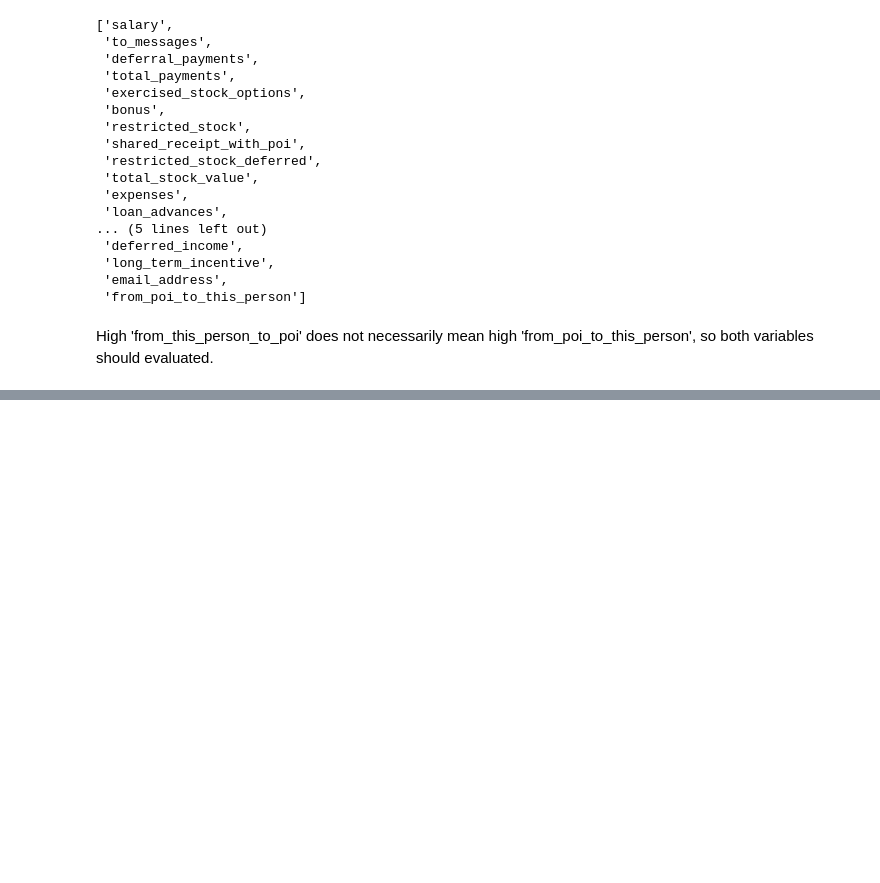
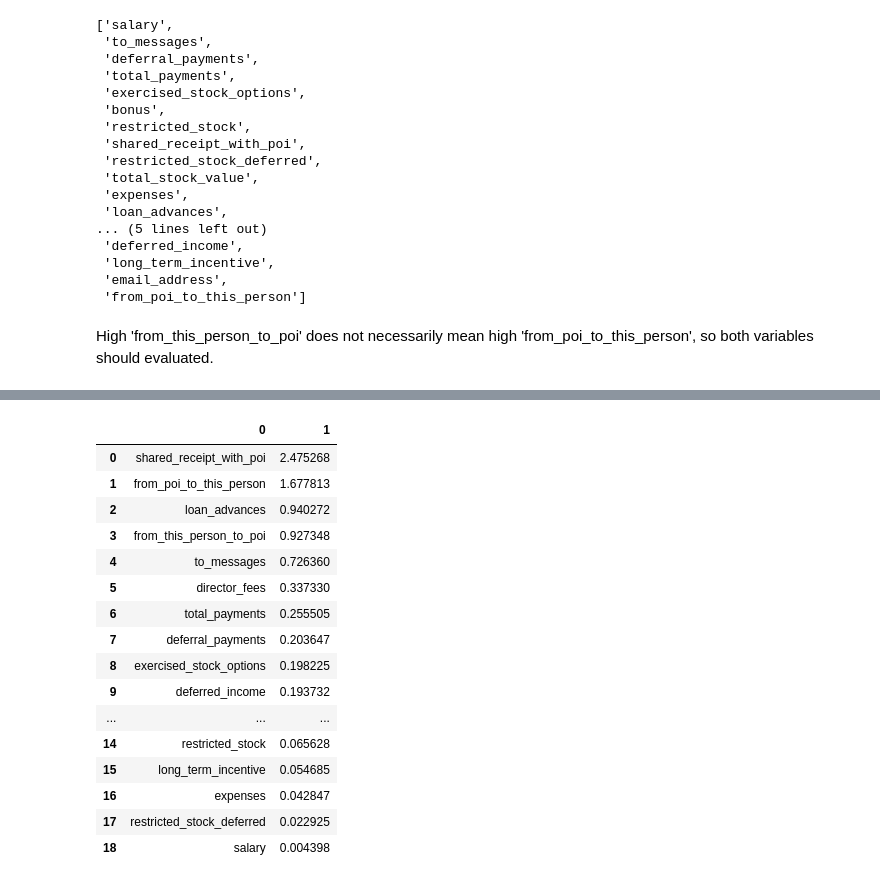
Before and after one commit to luiscruz/udacity_data_analyst, a Jupyter notebook: P05/src/Untitled.ipynb, the cells around one changed output, grey strips where cells are left out. Drawn from its saved outputs; the diff is of its cells as text; code cells hidden in the pictures; blank space fills up the shorter version.

```diff
--- a/P05/src/Untitled.ipynb
+++ b/P05/src/Untitled.ipynb
@@ -222,0 +276,20 @@ High 'from_this_person_to_poi' does not necessarily mean high 'from_poi_to_this_
+# %%
+pandas.DataFrame(zip(np.array(predictors)[sort_indices],scores[sort_indices]))
+# %% [output]
+|  | 0 | 1 |
+| 0 | shared_receipt_with_poi | 2.475268 |
+| 1 | from_poi_to_this_person | 1.677813 |
+| 2 | loan_advances | 0.940272 |
+| 3 | from_this_person_to_poi | 0.927348 |
+| 4 | to_messages | 0.726360 |
+| 5 | director_fees | 0.337330 |
+| 6 | total_payments | 0.255505 |
+| 7 | deferral_payments | 0.203647 |
+| 8 | exercised_stock_options | 0.198225 |
+| 9 | deferred_income | 0.193732 |
+| ... | ... | ... |
+| 14 | restricted_stock | 0.065628 |
+| 15 | long_term_incentive | 0.054685 |
+| 16 | expenses | 0.042847 |
+| 17 | restricted_stock_deferred | 0.022925 |
+| 18 | salary | 0.004398 |
```
Also changed, not shown: parts of 3 cells of this notebook.
